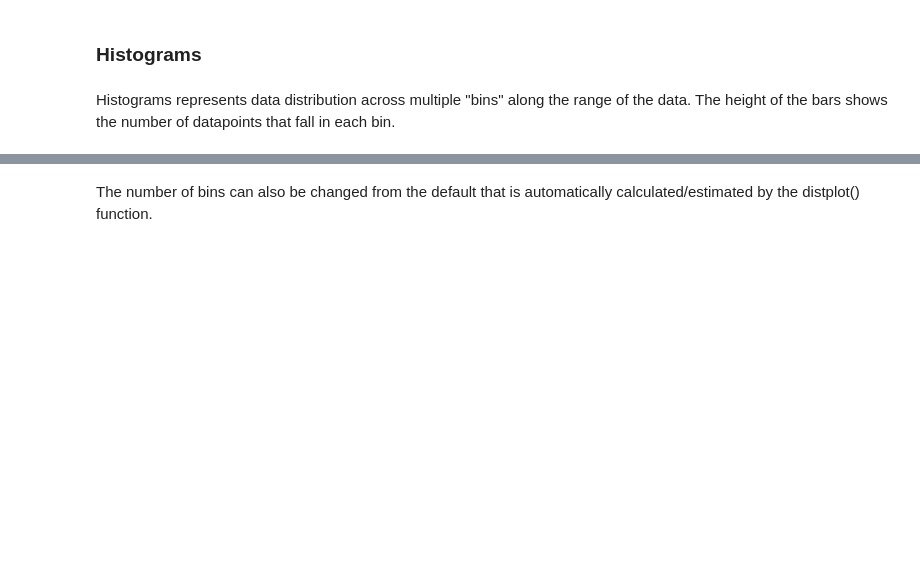
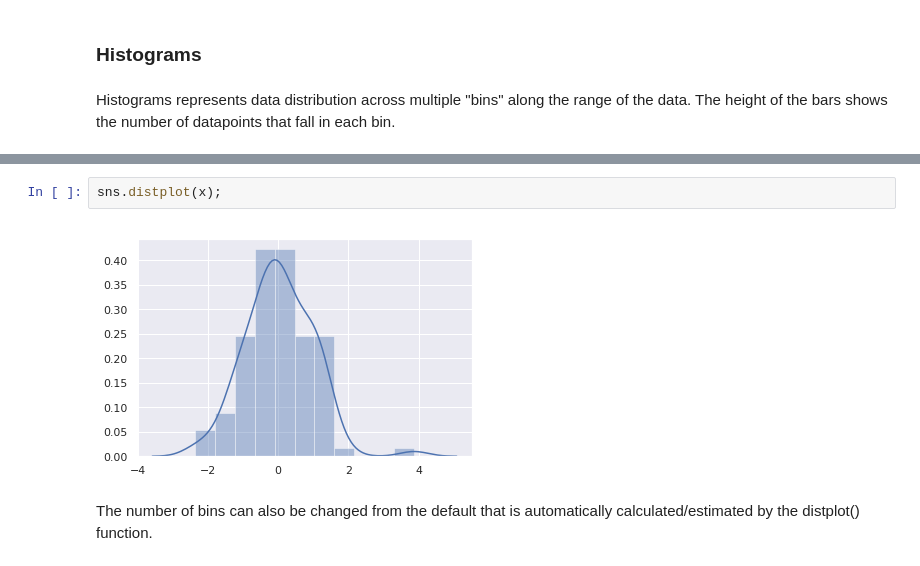
Before and after one commit to armandidandeh/DataDen, a Jupyter notebook: DataVisualization/Example3.ipynb, the cells around one changed output, grey strips where cells are left out. Cells and saved outputs as stored; diff of their text form; blank space fills up the shorter version.

```diff
--- a/DataVisualization/Example3.ipynb
+++ b/DataVisualization/Example3.ipynb
@@ -35,3 +84,7 @@ sns.distplot(x, kde=False, rug=True);
+# %%
+sns.distplot(x);
+# %% [output]
+[figure, added]
 # %% [markdown]
 The number of bins can also be changed from the default that is automatically calculated/estimated by the distplot() function.
 # %%
```
Also changed, not shown: parts of 19 cells of this notebook.
